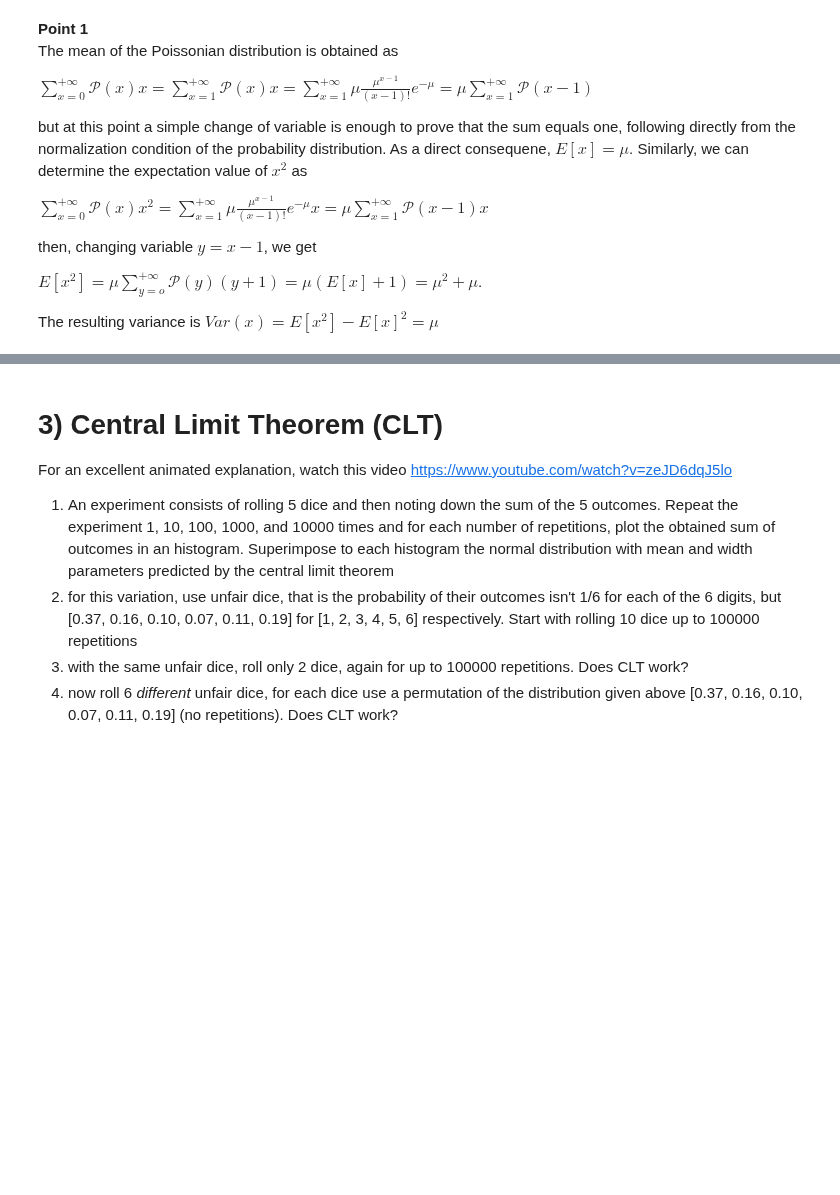
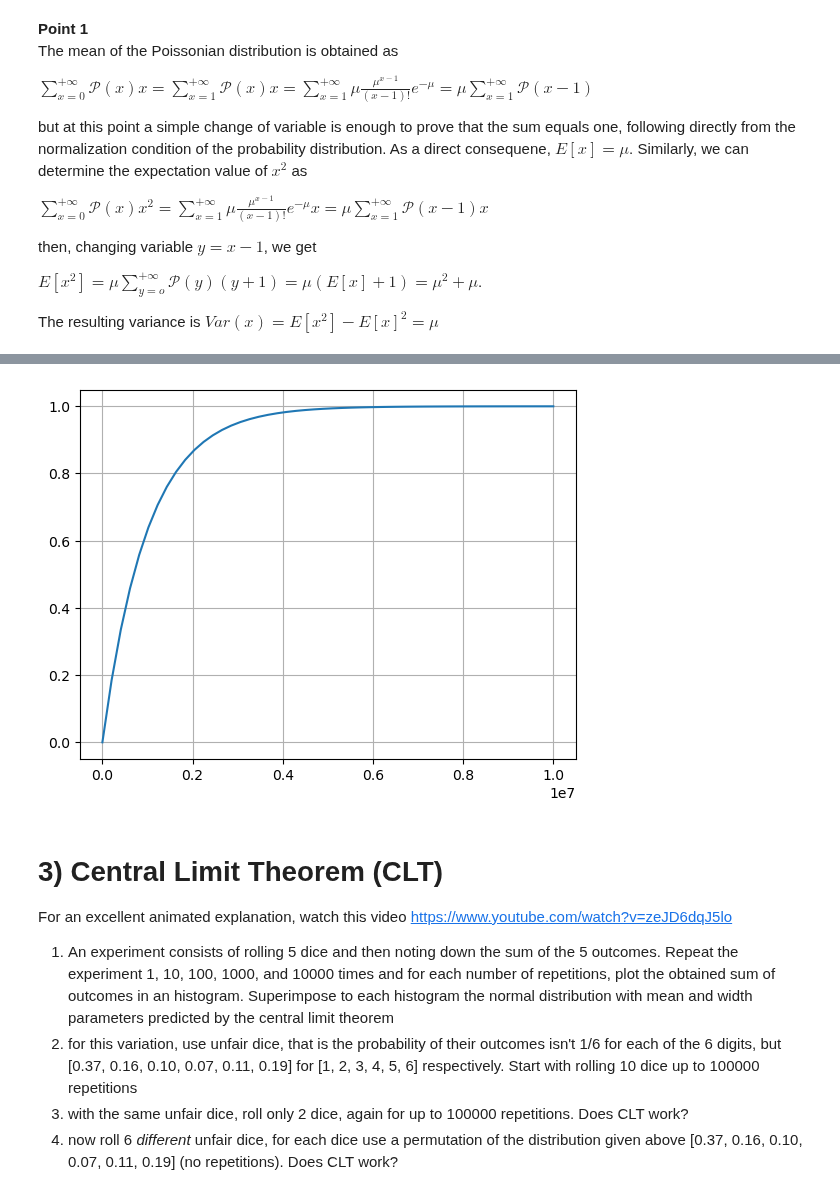
Before and after one commit to Matteo-Bellino/SMATEP_Project, a Jupyter notebook: exercises/Exercise1/Exercise1_BELLINO.ipynb, the cells around one changed output, grey strips where cells are left out. Cells and saved outputs as stored; diff of their text form; code cells hidden in the pictures; blank space fills up the shorter version.

```diff
--- a/exercises/Exercise1/Exercise1_BELLINO.ipynb
+++ b/exercises/Exercise1/Exercise1_BELLINO.ipynb
@@ -117,3 +121,20 @@ The resulting variance is $Var(x)=E[x^2]-E[x]^2=\mu$
+# %%
+import matplotlib.pyplot as plt
+import numpy as np
+import math as m
+
+phi = np.linspace(0,1e7)
+prob = np.zeros(np.shape(phi))
+i = 0;
+while i<np.size(phi):
+    prob[i] = 1 - m.exp(-phi[i]*1e-6)
+    i+=1
+
+plt.plot(phi,prob)
+plt.grid(1)
+plt.show()
+# %% [output]
+[figure, added]
 # %% [markdown]
 # 3) Central Limit Theorem (CLT)
 
```
Also changed, not shown: parts of 1 cell of this notebook.
